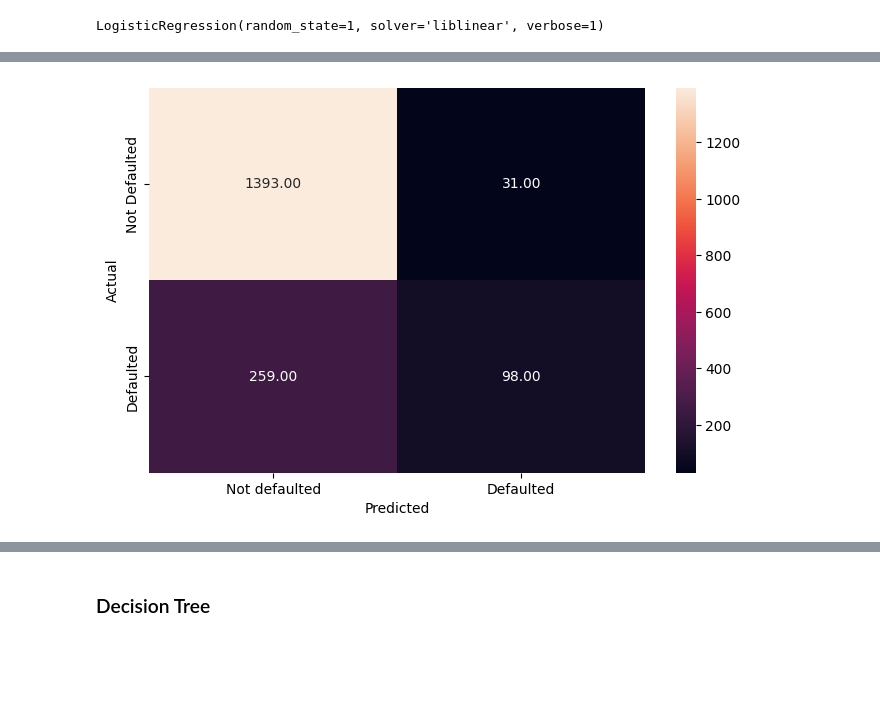
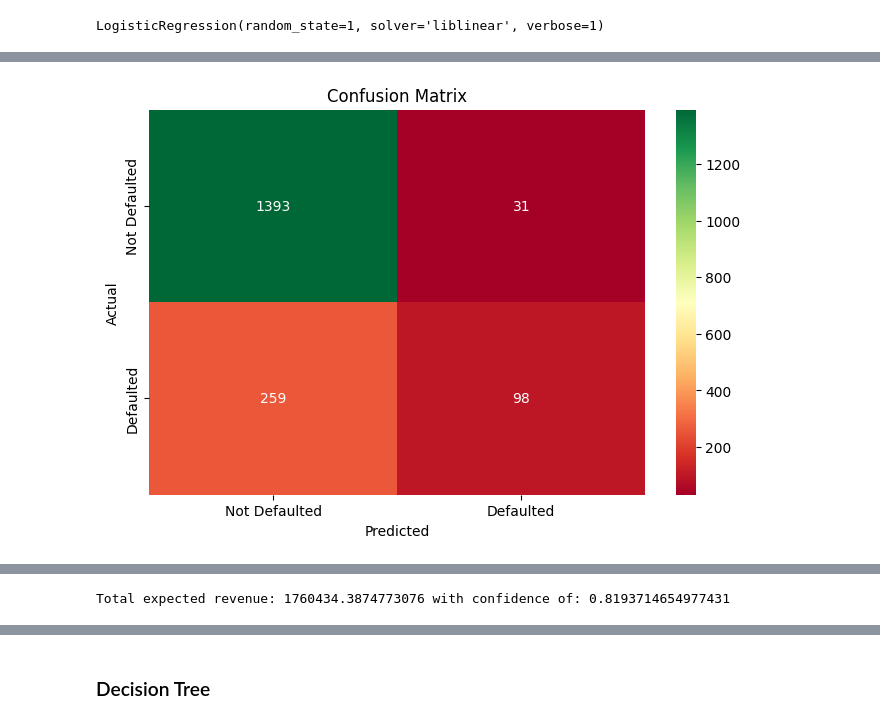
Before and after one commit to vmagar1729/analytiqbit, a Jupyter notebook: notebooks/Capstone_Project_Reference_Notebook_Loan_Default_Prediction_Full_Code.ipynb, the cells around one changed output, grey strips where cells are left out. Saved outputs shown, nothing was run; the diff lists cells and outputs as text; code cells hidden in the pictures; blank space fills up the shorter version.

```diff
--- a/notebooks/Capstone_Project_Reference_Notebook_Loan_Default_Prediction_Full_Code.ipynb
+++ b/notebooks/Capstone_Project_Reference_Notebook_Loan_Default_Prediction_Full_Code.ipynb
@@ -917,6 +946,6 @@ I have used techniques from recommandation systems to impute the missing values
 # %%
 # Treat missing values using the custom function 'impute_missing_values', which implements the KNN and Iterative imputation based on % missing values for each column
-default_imputed_num, categories = impute_missing_values(default)
+default_imputed_num, categories = impute_missing_values(default, columns_knn, columns_iterative, categorical_columns)
 
 # Upon inspection of the dataset after imputation, it is observed that in some of the rows, property value and mortgage due were imputed to 0. These zero values were set to the median value of the column
 for col in ['property_current_value', 'mortgage_amount_due']:
@@ -1419,6 +1409,13 @@ default_model = copy.deepcopy(default_imputed)
 default_model['ltv'] = default_model['mortgage_amount_due']/default_model['property_current_value']  # Create the new ltv feature
 # %%
 default_model.drop(columns=['mortgage_amount_due', 'property_current_value'], inplace=True)  # Drop the original feature used to create ltv
+# %%
+default_model = engineer_and_scale_features(
+    data=default_imputed,
+    ratio_cols=('mortgage_amount_due', 'property_current_value'),
+    new_feature_name='ltv',
+    drop_original=True
+)
 # %%
 # Transform the categorical variables using one-hot encoding
 default_model = pd.get_dummies(default_model, columns=['loan_request_reason', 'applicant_job_type'])
@@ -1634,0 +1547,3 @@ plt.show()
+# %%
+# Checking the performance on the test data
+lg_metric_dict = evaluate_model_and_metrics(lg, x_test, y_test, X_scaled, default_model, 'lg', 'Logistic Regression')
@@ -1634,0 +1561,2 @@ plt.show()
+# %%
+model_metrics.loc[len(model_metrics)] = lg_metric_dict
@@ -1642,7 +1591,7 @@ Overall the performance of Logistic regression is not satisfactory as the recall
 **Let's see if we can improve the performance by gridsearch**
 # %%
 # Define the model
-log_reg = LogisticRegression(random_state=1)
+log_reg = LogisticRegression(solver='liblinear', random_state=1)
 
 # Define the parameter grid to search over
 param_grid = {
@@ -1652,62 +1601,35 @@ param_grid = {
     'max_iter': [500, 1000, 2000, 3000]  # Number of iterations for convergence
 }
 
-# Define scoring metric
-optimum = ['accuracy', 'f1', 'recall', 'precision']
-
 results = {}  # Dictionary to store all results dynamically
 
+# Perform GridSearchCV for each scoring metric
 for opt in optimum:
+    print(f"Optimizing for: {opt}")
+
     # Set up GridSearchCV
     grid_search = GridSearchCV(
         estimator=log_reg,
         param_grid=param_grid,
-        scoring=opt,  # Choose your metric here
-        cv=5,  # 5-fold cross-validation
-        verbose=1,  # Print progress
-        n_jobs=-1  # Use all available processors
+        scoring=opt,
+        cv=5,
+        verbose=1,
+        n_jobs=-1
     )
 
     # Perform the grid search on the training data
     grid_search.fit(x_train, y_train)
 
-    # Test the optimized model on the test set
-    best_model = grid_search.best_estimator_
-    best_model.fit(x_train, y_train)
-    y_pred = best_model.predict(x_test)
+    # Store best parameters and cross-validation score
+    results[opt] = {
+        'best_params': grid_search.best_params_,
+        'best_score': grid_search.best_score_,
+        'best_model': grid_search.best_estimator_
+    }
 
-    # Calculate metrics
-    recall = recall_score(y_test, y_pred)
-    precision = precision_score(y_test, y_pred)
-    f1 = f1_score(y_test, y_pred)
-    accuracy = accuracy_score(y_test, y_pred)
+    print(f"Best Parameters for {opt}: {results[opt]['best_params']}")
+    print(f"Best Cross-Validation Score for {opt}: {results[opt]['best_score']}")
 
-    # Confusion Matrix to extract FPs and FNs
-    tn, fp, fn, tp = confusion_matrix(y_test, y_pred).ravel()
-
-    # Predict probabilities for revenue prediction
-    pred_prob = best_model.predict_proba(X_scaled)
-    default_model_copy = default_model.copy()
-    default_model_copy['prob_default'] = pred_prob[:, 1]
-
-    # Calculate expected profit and confidence
-    profit, confidence = calculate_expected_with_confidence(default_model_copy, 'loan_amount_approved')
-
-    # Append results to the DataFrame
-    new_row = {
-        "Model Name": f"lg_{opt}",
-        "Model Type": "Logistic Regression",
-        "Grid Search (Yes/No)": "Yes",
-        "Recall": recall,
-        "Precision": precision,
-        "f1": f1,
-        "Accuracy": accuracy,
-        "FPs": fp,
-        "FNs": fn,
-        "Revenue Prediction": profit,
-        "Confidence": confidence
-    }
-    model_metrics.loc[len(model_metrics)] = new_row
-    print('Expected profit', profit, 'with confidence', confidence)
-    metrics_score(y_test, y_pred)
+    # Evaluate the best model and append results
+    model_metrics.loc[len(model_metrics)] = evaluate_model_and_metrics(results[opt]['best_model'], x_test, y_test, X_scaled, default_model, f'log_reg_{opt}', 'Logistic Regression', grid_search=True)
 # %% [output]
@@ -1716,9 +1640,9 @@ Expected profit 2668632.2538089366 with confidence 0.8371075503756462
               precision    recall  f1-score   support
 
            0       0.84      0.98      0.91      1424
            1       0.76      0.27      0.40       357
 
     accuracy                           0.84      1781
    macro avg       0.80      0.63      0.65      1781
 weighted avg       0.83      0.84      0.81      1781
-[figure, old version]
+[figure, new version]
@@ -1757,0 +1691 @@ weighted avg       0.82      0.83      0.78      1781
+Total expected revenue: 1760434.3874773076 with confidence of: 0.8193714654977431
```
Also changed, not shown: parts of 79 cells of this notebook, 1 other file.
